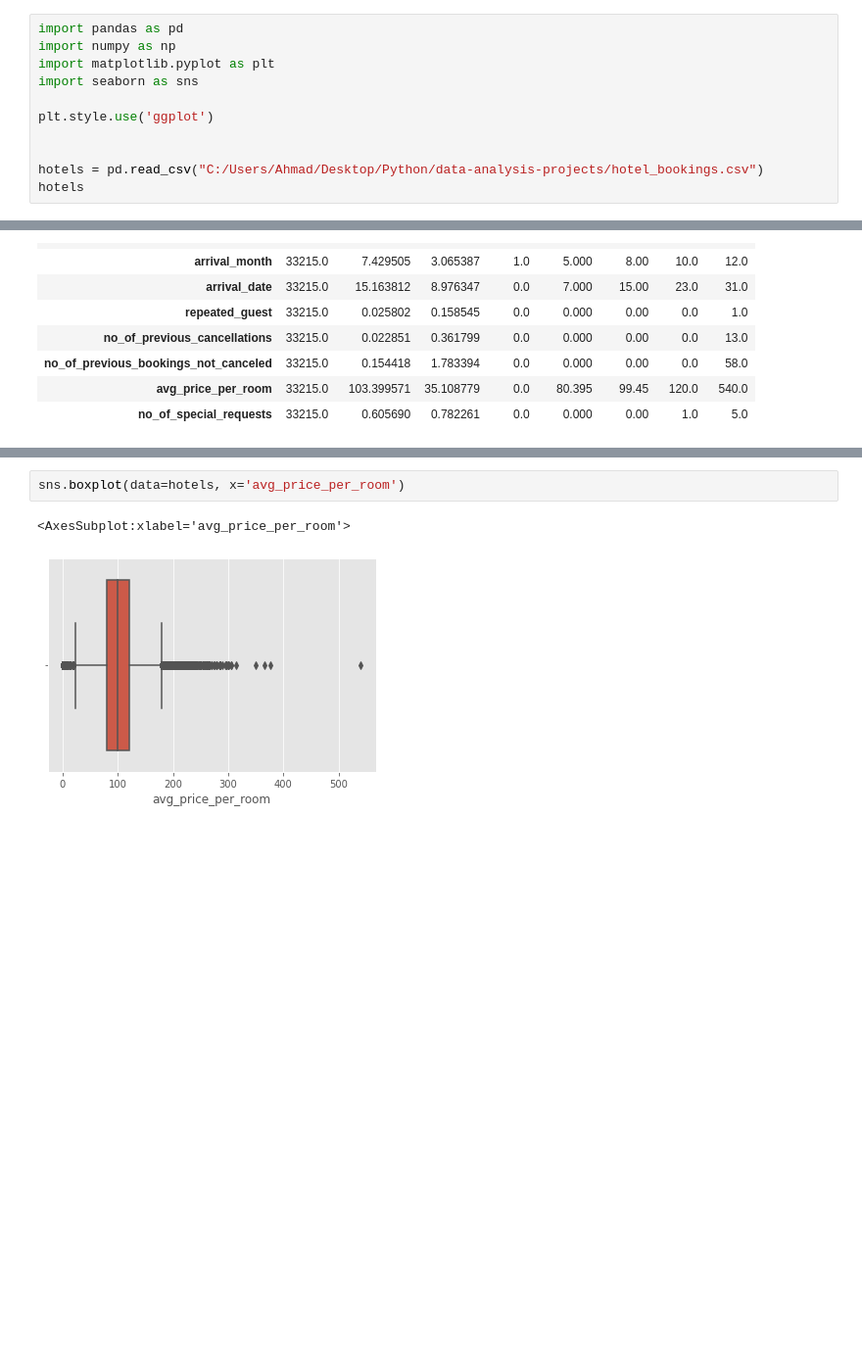
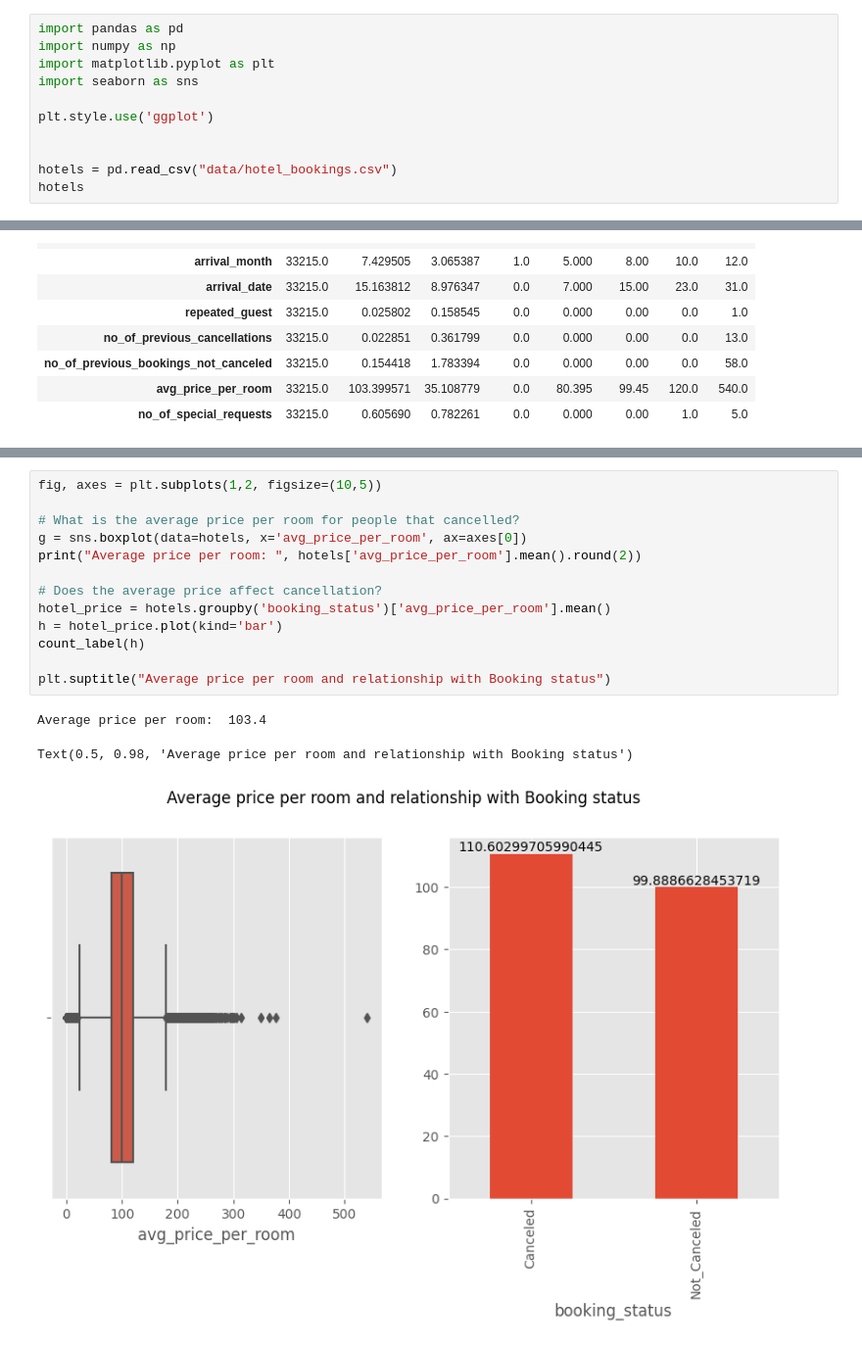
Before and after one commit to Olarsk/data-analysis-projects, a Jupyter notebook: Hotel Bookings.ipynb, the cells around one changed output, grey strips where cells are left out. Shown at 98% size. Saved outputs shown, nothing was run; the diff lists cells and outputs as text; blank space fills up the shorter version.

```diff
--- a/Hotel Bookings.ipynb
+++ b/Hotel Bookings.ipynb
@@ -43,7 +15,7 @@ import seaborn as sns
 plt.style.use('ggplot')
 
 
-hotels = pd.read_csv("C:/Users/Ahmad/Desktop/Python/data-analysis-projects/hotel_bookings.csv")
+hotels = pd.read_csv("data/hotel_bookings.csv")
 hotels
 # %% [output]
 |  | Booking_ID | no_of_adults | no_of_children | no_of_weekend_nights | no_of_week_nights | type_of_meal_plan | ... |
@@ -334,5 +302,17 @@ fig.tight_layout()
 # %%
-sns.boxplot(data=hotels, x='avg_price_per_room')
+fig, axes = plt.subplots(1,2, figsize=(10,5))
+
+# What is the average price per room for people that cancelled?
+g = sns.boxplot(data=hotels, x='avg_price_per_room', ax=axes[0])
+print("Average price per room: ", hotels['avg_price_per_room'].mean().round(2))
+
+# Does the average price affect cancellation?
+hotel_price = hotels.groupby('booking_status')['avg_price_per_room'].mean()
+h = hotel_price.plot(kind='bar')
+count_label(h)
+
+plt.suptitle("Average price per room and relationship with Booking status")
 # %% [output]
-<AxesSubplot:xlabel='avg_price_per_room'>
+Average price per room:  103.4
+Text(0.5, 0.98, 'Average price per room and relationship with Booking status')
-[figure, old version]
+[figure, new version]
```
Also changed, not shown: parts of 38 cells of this notebook.
